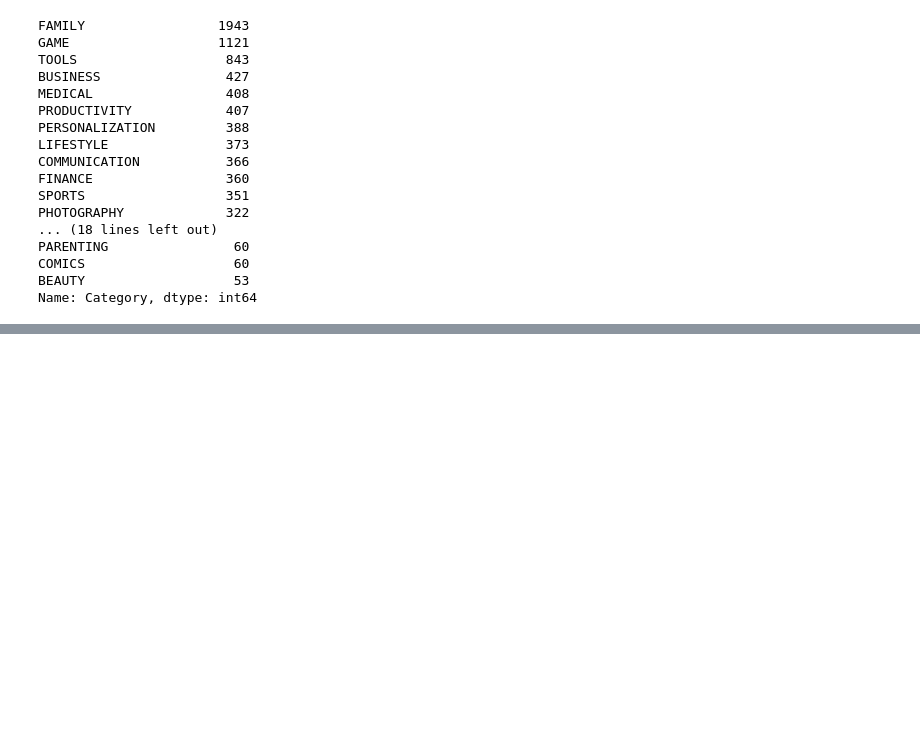
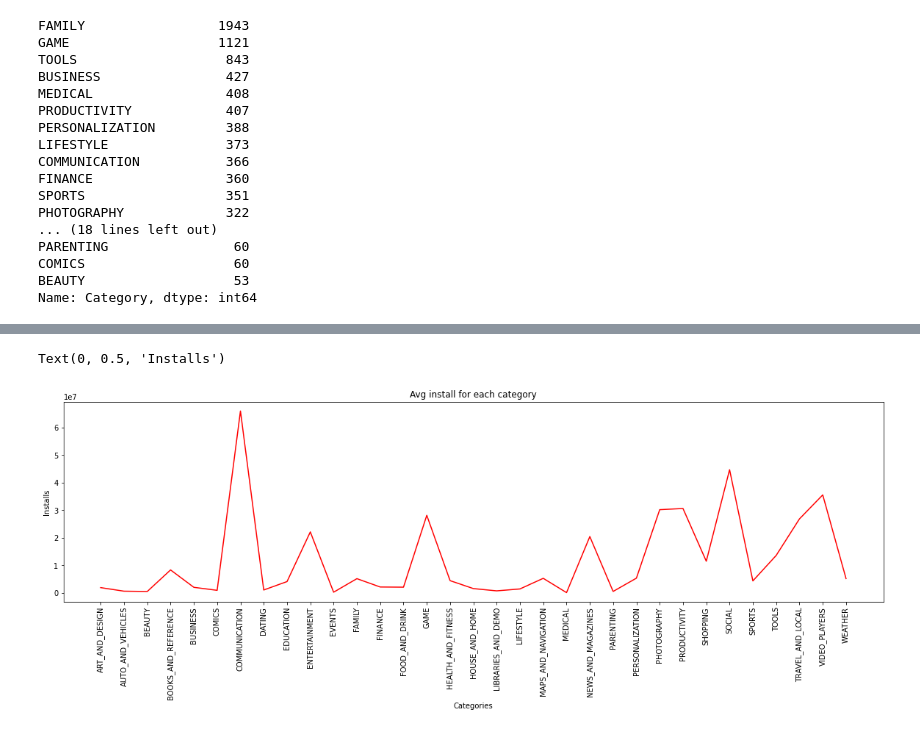
Before and after one commit to preetikhullbe/play-store-app-review, a Jupyter notebook: preeti_Play_Store_App_Review_Analysis_Capstone_Project.ipynb, the cells around one changed output, grey strips where cells are left out. Drawn from its saved outputs; the diff is of its cells as text; code cells hidden in the pictures; blank space fills up the shorter version.

```diff
--- a/preeti_Play_Store_App_Review_Analysis_Capstone_Project.ipynb
+++ b/preeti_Play_Store_App_Review_Analysis_Capstone_Project.ipynb
@@ -168,0 +214,14 @@ Text(0.5, 1.0, 'average of Ratings')
+# %%
+#grouping avg install for each Category of apps
+df_install=df1.groupby(['Category'])['Installs'].mean()
+# %%
+#finding which Category has maximum app install
+plt.figure(figsize=(20,5))
+plt.plot(df_install, color='r')
+plt.xticks(rotation=90)
+plt.title('Avg install for each category')
+plt.xlabel('Categories')
+plt.ylabel('Installs')
+# %% [output]
+Text(0, 0.5, 'Installs')
+[figure, added]
```
Also changed, not shown: parts of 36 cells of this notebook.
